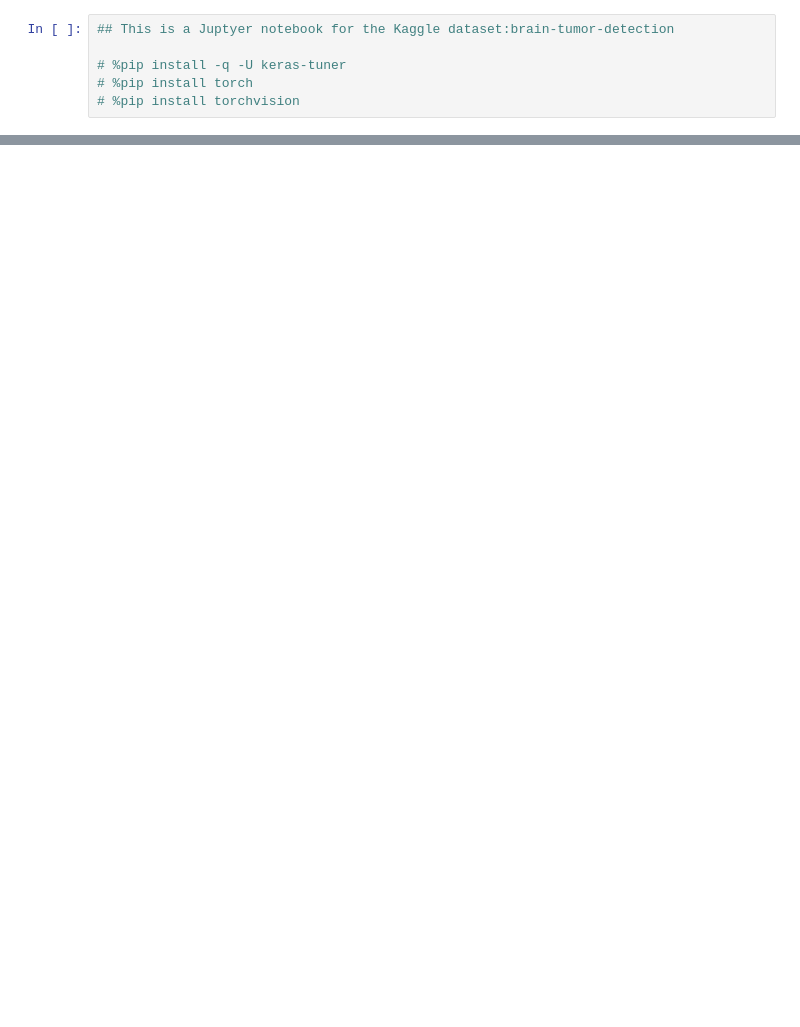
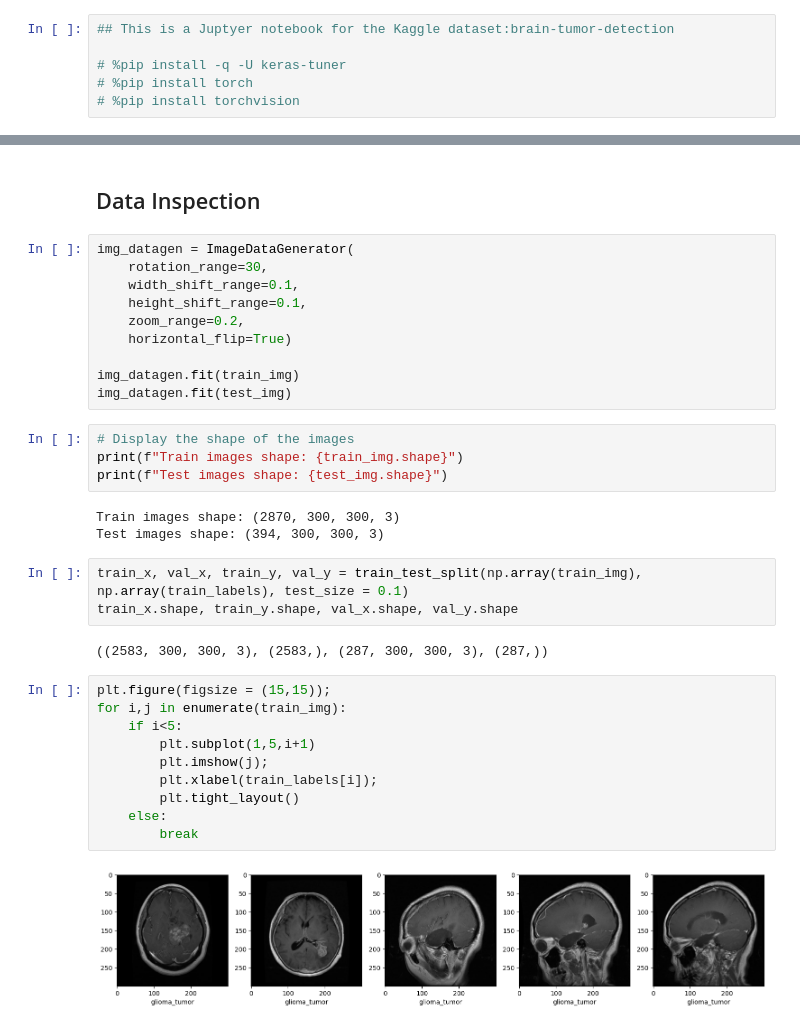
Before and after one commit to Oikiy/Brain_tumor_remote, a Jupyter notebook: Notebook.ipynb, the cells around one changed output, grey strips where cells are left out. Drawn from its saved outputs; the diff is of its cells as text; blank space fills up the shorter version.

```diff
--- a/Notebook.ipynb
+++ b/Notebook.ipynb
@@ -125 +114,37 @@ array([[[[0, 0, 0],
 [figure]
+# %% [markdown]
+## Data Inspection
+# %%
+img_datagen = ImageDataGenerator(
+    rotation_range=30,
+    width_shift_range=0.1,
+    height_shift_range=0.1,
+    zoom_range=0.2,
+    horizontal_flip=True)
+
+img_datagen.fit(train_img)
+img_datagen.fit(test_img)
+# %%
+# Display the shape of the images
+print(f"Train images shape: {train_img.shape}")
+print(f"Test images shape: {test_img.shape}")
+# %% [output]
+Train images shape: (2870, 300, 300, 3)
+Test images shape: (394, 300, 300, 3)
+# %%
+train_x, val_x, train_y, val_y = train_test_split(np.array(train_img), np.array(train_labels), test_size = 0.1)
+train_x.shape, train_y.shape, val_x.shape, val_y.shape
+# %% [output]
+((2583, 300, 300, 3), (2583,), (287, 300, 300, 3), (287,))
+# %%
+plt.figure(figsize = (15,15));
+for i,j in enumerate(train_img):
+    if i<5:
+        plt.subplot(1,5,i+1)
+        plt.imshow(j);
+        plt.xlabel(train_labels[i]);
+        plt.tight_layout()
+    else:
+        break
+# %% [output]
+[figure, added]
```
Also changed, not shown: parts of 19 cells of this notebook.
